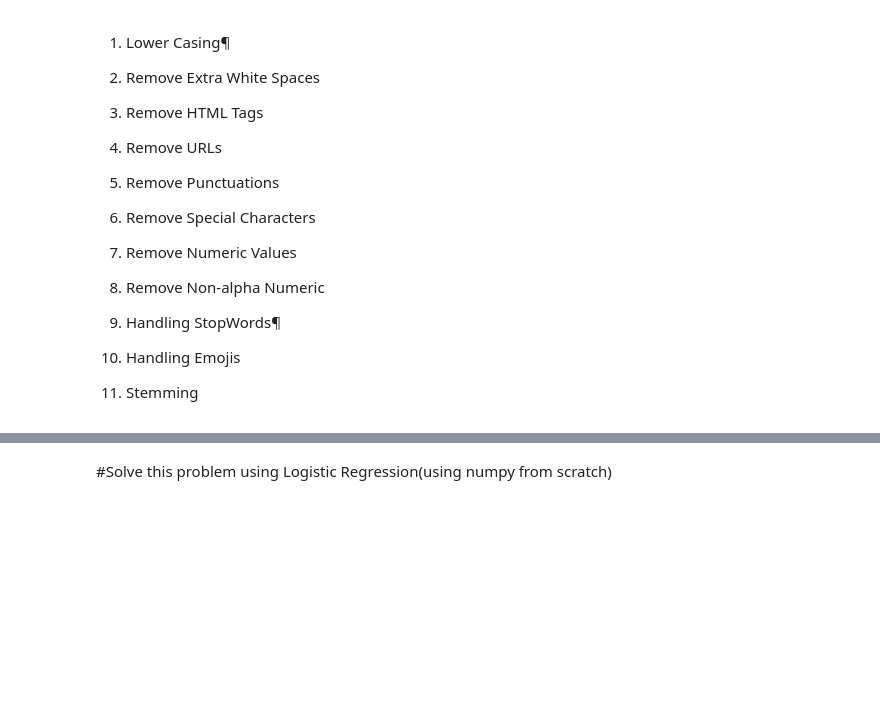
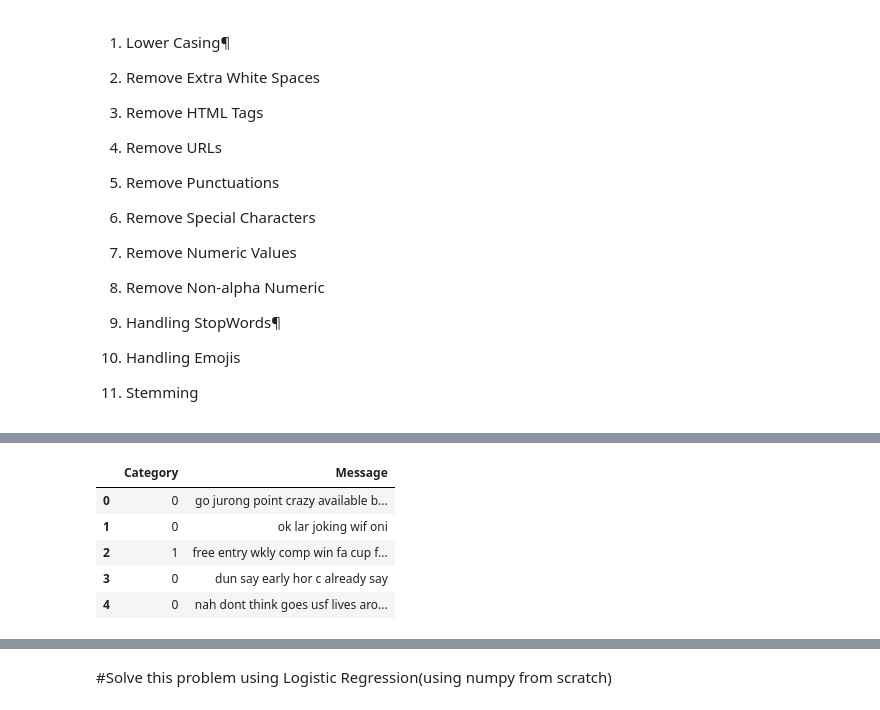
Before and after one commit to escher-bach/MachineLearningLab, a Jupyter notebook: Experiment3/Experiment_3(Logistic).ipynb, the cells around one changed output, grey strips where cells are left out. Cells and saved outputs as stored; diff of their text form; code cells hidden in the pictures; blank space fills up the shorter version.

```diff
--- a/Experiment3/Experiment_3(Logistic).ipynb
+++ b/Experiment3/Experiment_3(Logistic).ipynb
@@ -306,6 +315,15 @@ def remove_emojis(text):
 
 # Apply remove_emojis function to 'Text' column
 df['Message'] = df['Message'].apply(remove_emojis)
+# %%
+df.head()
+# %% [output]
+|  | Category | Message |
+| 0 | 0 | go jurong point crazy available b... |
+| 1 | 0 | ok lar joking wif oni |
+| 2 | 1 | free entry wkly comp win fa cup f... |
+| 3 | 0 | dun say early hor c already say |
+| 4 | 0 | nah dont think goes usf lives aro... |
 # %%
 # Initialize the Porter Stemmer
 porter_stemmer = PorterStemmer()
```
Also changed, not shown: parts of 28 cells of this notebook.
